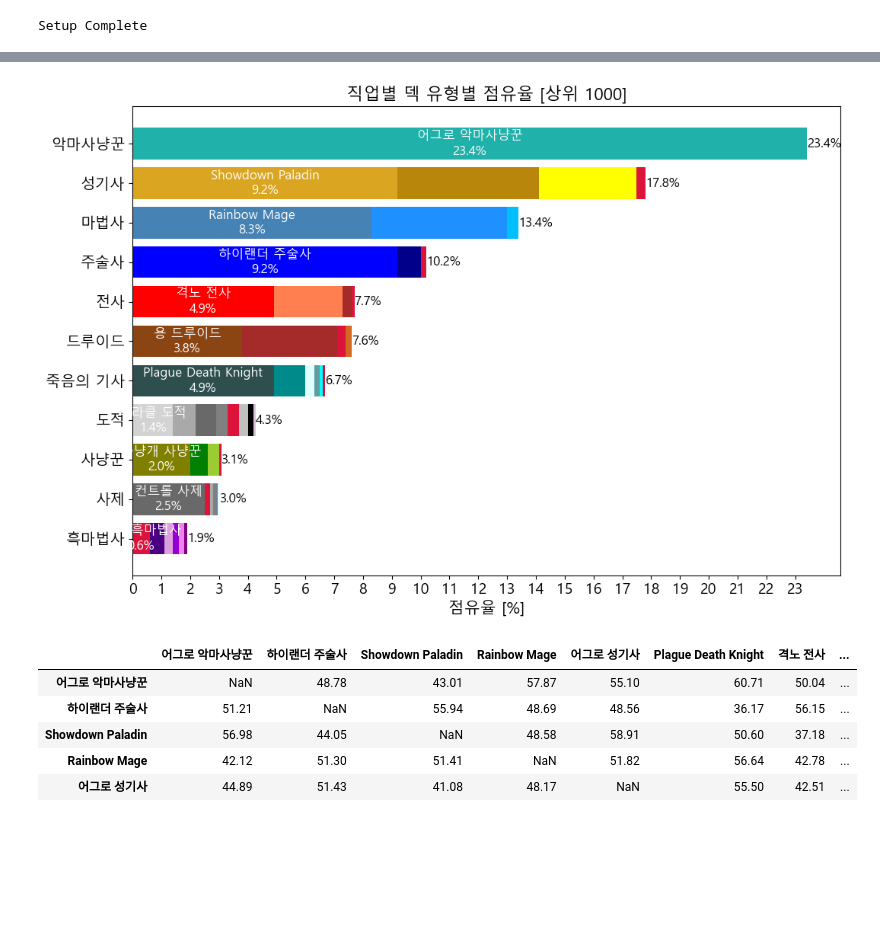
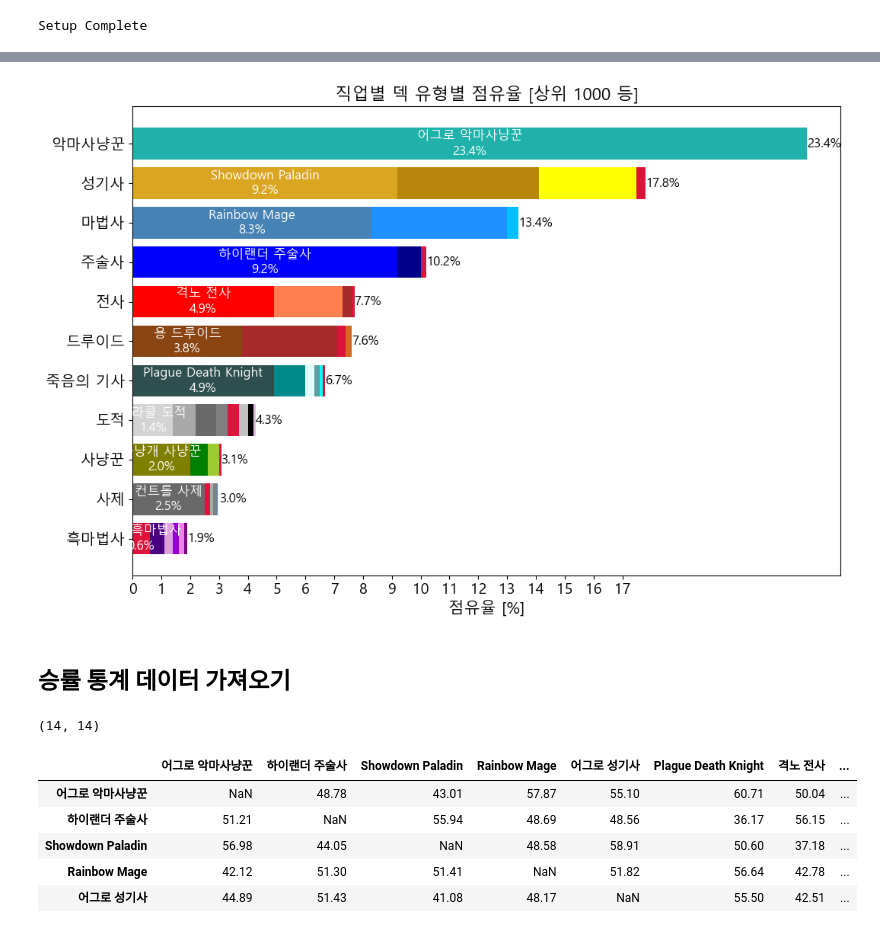
Before and after one commit to tlthr764/codingon_project_03, a Jupyter notebook: graph_meta_1000.ipynb, the cells around one changed output, grey strips where cells are left out. Drawn from its saved outputs; the diff is of its cells as text; code cells hidden in the pictures; blank space fills up the shorter version.

```diff
--- a/graph_meta_1000.ipynb
+++ b/graph_meta_1000.ipynb
@@ -141,11 +181,13 @@ deck_colors = {
 # %%
-# 직업별로 덱 유형의 점유율을 누적으로 변환
+# 직업별로 덱 유형별 점유율을 누적으로 변환
 deck_total['Cumulative_Popular'] = deck_total.groupby(['Hero'])['Popular'].cumsum()
 
-# Seaborn을 사용하여 누적 막대 그래프 그리기
+# 그래프 사이즈
 plt.figure(figsize=(12, 8))
 
 # 각 덱에 대해 누적 막대 그래프 그리기
+# unique : 각 덱의 이름을 가져오기
+# enumerate : 인덱스 i와 덱의 이름 deck 가져오기
 for i, deck in enumerate(deck_total['Deck'].unique()):
     # 현재 덱에 대한 데이터 추출
     current_deck_data = deck_total[deck_total['Deck'] == deck]
@@ -154,39 +196,48 @@ for i, deck in enumerate(deck_total['Deck'].unique()):
     plt.barh(
         current_deck_data['Hero'],
         current_deck_data['Popular'],
         label=deck,
         color=deck_colors[deck],
         left=current_deck_data['Cumulative_Popular'] - current_deck_data['Popular']
     )
 
-#직업별 가장 높은 점유율을 가진 덱 정보 가져오기
+# 직업별 가장 높은 점유율을 가진 덱 정보 가져오기
+# lambda : 각 직업별로 가장 높은 점유율을 가진 덱에 대한 정보를 선택
 max_popular_row = deck_total.groupby('Hero').apply(lambda x: x.loc[x['Popular'].idxmax()])
+
+# 직업별 총 점유율 정보 가져오기
 total_popular_row = deck_total.groupby('Hero').apply(lambda x: x.loc[x['Cumulative_Popular'].idxmax()])
 
 # 직업별로 가장 높은 점유율을 가진 덱 정보에 대한 범례 추가
+# iterrows : 각 행의 인덱스와 해당하는 데이터를 반복적으로 반환
 for index, row in max_popular_row.iterrows():
     plt.text(row['Cumulative_Popular']/2, row['Hero'],
              f"{row['Deck']}\n{row['Popular']:.1f}%",
              color='white', ha='center', va='center', fontsize=12)
 
 # 직업별로 총 점유율 정보에 대한 범례 추가
 for index, row in total_popular_row.iterrows():
     plt.text(row['Cumulative_Popular'], row['Hero'],
              f"{row['Cumulative_Popular']:.1f}%",
              color='black', ha='left', va='center', fontsize=12)
 
+# 타이틀 및 레이블 설정
+plt.title("직업별 덱 유형별 점유율 [상위 1000 등]", fontsize=16)
+plt.xlabel("점유율 [%]", fontsize =15)
+
 # 축 설정
-plt.title("직업별 덱 유형별 점유율 [상위 1000]", fontsize=16)
-plt.xticks(range(0, 24), fontsize=14)
-plt.xlabel("점유율 [%]", fontsize =15)
+plt.xticks(range(0, 18), fontsize=14)
 plt.yticks(fontsize=14)
 
-# 범례 끄기
+# 범례 설정
 plt.legend().set_visible(False)
 
+# 그래프 출력
 plt.show()
 # %% [output]
-[figure, old version]
+[figure, new version]
+# %% [markdown]
+## 승률 통계 데이터 가져오기
 # %%
 # 현재 작업 디렉토리 확인
 current_directory = os.getcwd()
@@ -194,20 +245,27 @@ current_directory = os.getcwd()
 # 파일의 상대 경로 지정
 matchup_filepath = os.path.join(current_directory, '1000', './hs_matchups.csv')
 
-# 데이터 불러오기
+# 데이터 불러오기 (.csv 파일 읽기)
+# index_col=0 : 첫번째 열을 행 인덱스로 사용하도록 지정
 matchup_data = pd.read_csv(matchup_filepath, index_col=0)
 
+# 주어진 값에서 '%'를 제거하고 숫자로 변환하는 함수
 def convert_to_numeric(value):
-    # '%' 제거 후 숫자로 변환, 에러가 발생하면 NaN 반환
+    # '%' 제거 후 숫자로 변환하고 반환
     try:
         return float(value.rstrip('%'))
+    # 예외 처리 : NaN 반환
     except ValueError:
         return float('nan')
 
 # '%'로 끝나는 열에 대해 함수 적용
 matchup_data = matchup_data.applymap(convert_to_numeric)
+
+# 데이터 헤드와 행,열 개수 확인
+print(matchup_data.shape)
 matchup_data.head()
 # %% [output]
+(14, 14)
 |  | 어그로 악마사냥꾼 | 하이랜더 주술사 | Showdown Paladin | Rainbow Mage | 어그로 성기사 | Plague Death Knight | 격노 전사 | ... |
 | 어그로 악마사냥꾼 | NaN | 48.78 | 43.01 | 57.87 | 55.10 | 60.71 | 50.04 | ... |
 | 하이랜더 주술사 | 51.21 | NaN | 55.94 | 48.69 | 48.56 | 36.17 | 56.15 | ... |
```
Also changed, not shown: parts of 13 cells of this notebook, 6 other files.
